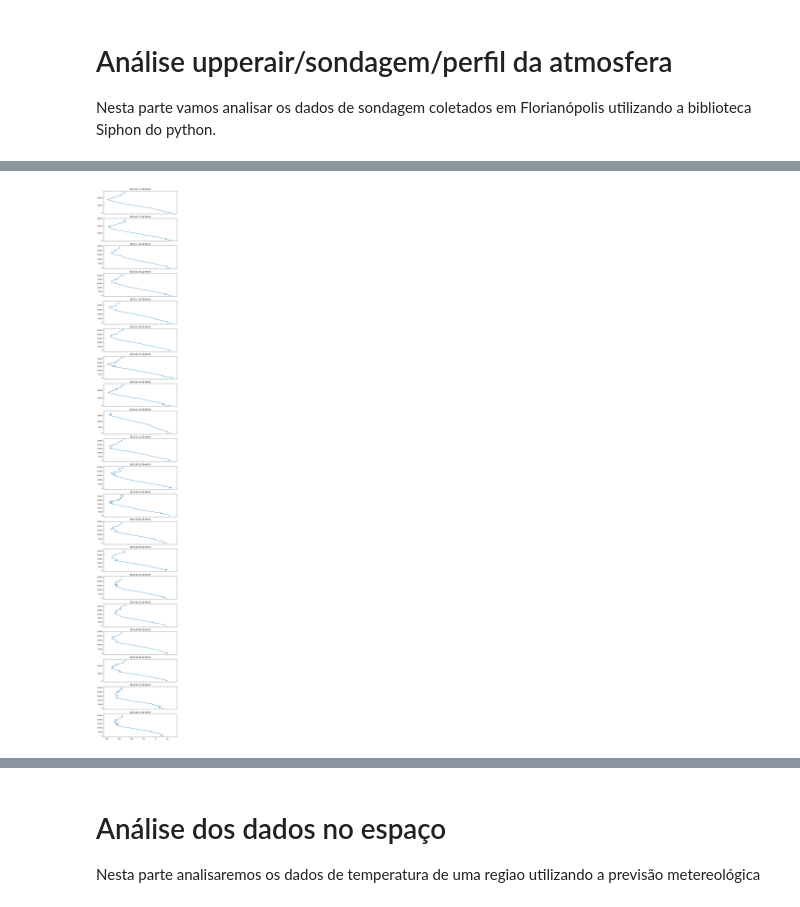
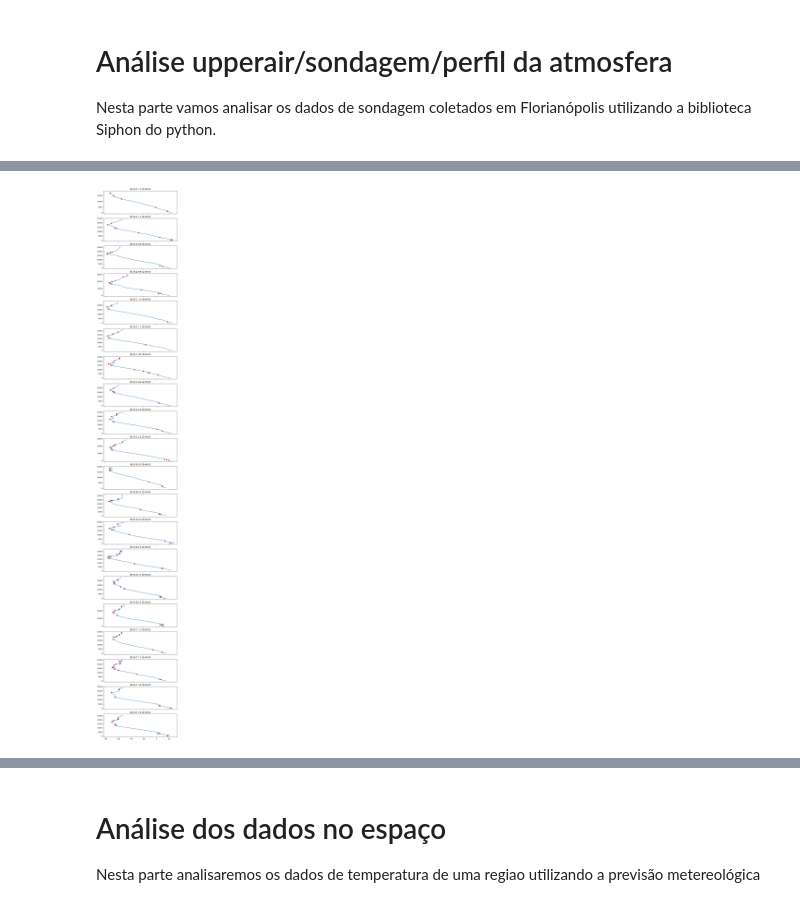
Before and after one commit to Bianca-bonetti/controledepoluicaoatm, a Jupyter notebook: Atividade2.ipynb, the cells around one changed output, grey strips where cells are left out. Cells and saved outputs as stored; diff of their text form; code cells hidden in the pictures.

```diff
--- a/Atividade2.ipynb
+++ b/Atividade2.ipynb
@@ -214,60 +228,40 @@ Nesta parte vamos analisar os dados de sondagem coletados em Florianópolis util
 # %%
 #coletar dados do siphon
 from datetime import datetime
 import random
 from siphon.simplewebservice.wyoming import WyomingUpperAir
 
 # local da análise
 station = 'SBFL'
 fig,ax = plt.subplots(20,sharex=True, figsize=(8, 60))
 
-# Data para análise dias do verão
-verao = [12, 1, 2]  # Dezembro, Janeiro, Fevereiro
+#Gerado aleatoriamente pelo código acima
+dia =[12, 9, 17, 5, 23, 25, 23, 19, 17, 24]
+mes =[1, 12, 1, 1, 2, 8, 8, 6, 7, 7]
 index = 0
-for i in range(5):
+for i in range(10):
     index = index+1
-    mes = random.choice(verao)
-    dia = random.randint(1, 28)  # Supondo que o máximo seja 28 para simplificar por conta do mês de fevereiro
     for u in range(2):
         hora = [0, 12]
-        date = datetime(2023, mes, dia, hora[u])
+        date = datetime(2023, mes[i], dia[i], hora[u])
         df = WyomingUpperAir.request_data(date, station)
         if u==1:
             index = index+1
 
         #plotando os dados
         ax[index-1].plot(df['temperature'],df['height'])
         ax[index-1].set_title(date)
 
-        # Identificar pontos de descontinuidade (por exemplo, onde a derivada muda rapidamente)
-        #derivada = np.gradient(df['height'], df['temperature'])
-        #pontos_descontinuidade = np.where(np.abs(derivada) > 0.5)[0]
-        #ax[index-1].scatter(df['temperature'][pontos_descontinuidade], df['height'][pontos_descontinuidade], color='red', marker='o')
+        #identificando pontos de inversão térmica
+        inversao = []
+        for num in range(1, len(df['temperature']) - 1):
+            if df['temperature'][num+1] > df['temperature'][num] and df['temperature'][num-1] >= df['temperature'][num]:
+                inversao.append(num)
 
-
-# Data para análise dias do inverno
-inverno = [6, 7, 8]  # Junho, Julho, Agosto
-for i in range(5,10):
-    index = index+1
-    mes = random.choice(inverno)
-    dia = random.randint(1, 28)  # Supondo que o máximo seja 28 para simplificar por conta do mês de fevereiro
-    for u in range(2):
-        hora = [0, 12]
-        date = datetime(2023, mes, dia, hora[u])
-        df = WyomingUpperAir.request_data(date, station)
-        if u==1:
-            index = index+1
-
-        #plotando os dados
-        ax[index-1].plot(df['temperature'],df['height'])
-        ax[index-1].set_title(date)
-
-        # Identificar pontos de descontinuidade (por exemplo, onde a derivada muda rapidamente)
-        #derivada = np.gradient(df['height'], df['temperature'])
-        #pontos_descontinuidade = np.where(np.abs(derivada) == 0)[0]
-        #ax[index-1].scatter(df['temperature'][pontos_descontinuidade], df['height'][pontos_descontinuidade], color='red', marker='o')
+        inversao = np.array(inversao)
+        ax[index-1].scatter(df['temperature'][inversao], df['height'][inversao], color='red', marker='o')
 # %% [output]
-[figure, old version]
+[figure, new version]
 # %%
 #fazendo figura do perfil de temperatura (Falar qual parte da atmosfera é instavel, neutra e estavel calculando ogradiente de temperatura)
 #fig,ax = plt.subplots()
```
Also changed, not shown: parts of 4 cells of this notebook.
